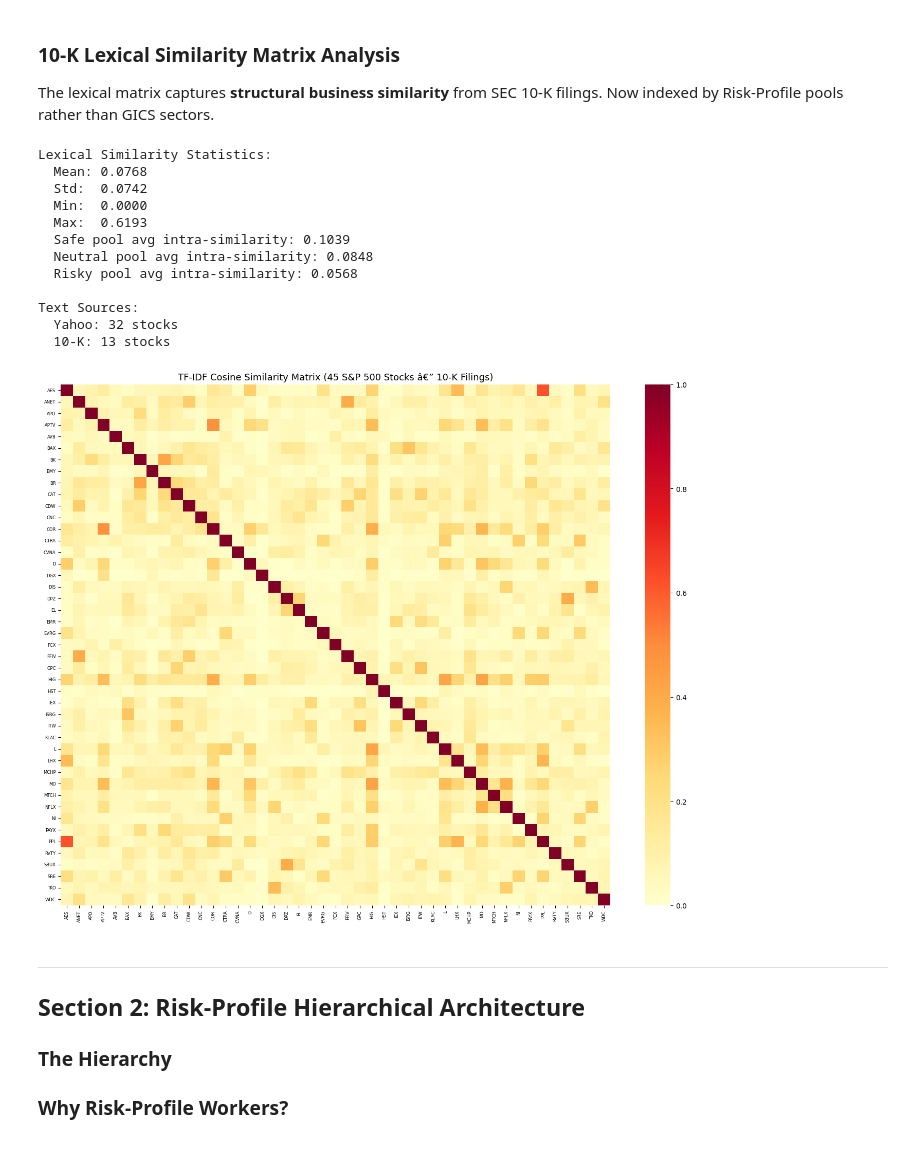
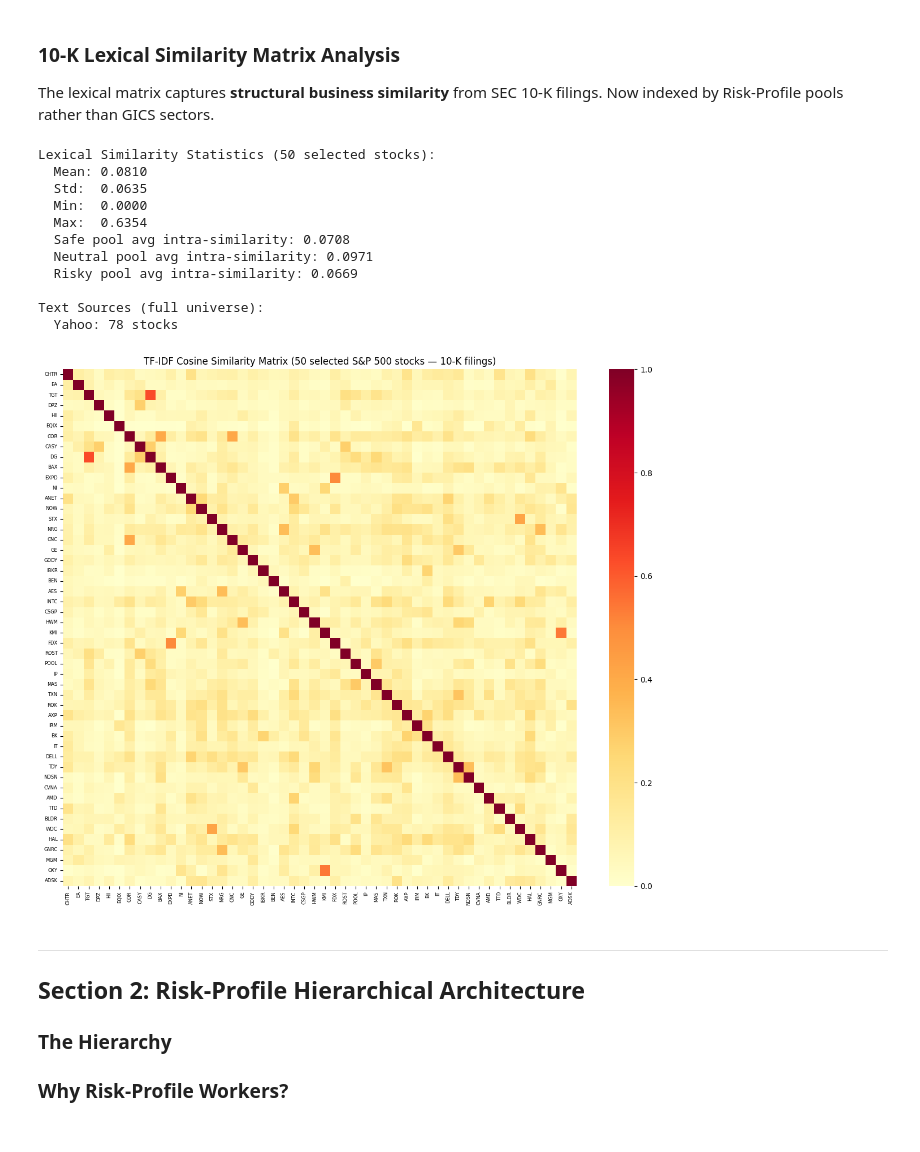
Before and after one commit to Blanks0O7/Fintech, a Jupyter notebook: Hierarchical_MARL_System.ipynb, the cells around one changed output. Drawn from its saved outputs; the diff is of its cells as text; code cells hidden in the pictures.

```diff
--- a/Hierarchical_MARL_System.ipynb
+++ b/Hierarchical_MARL_System.ipynb
@@ -156,52 +300,54 @@ Safe Pool (12 stocks, avg Î²=0.669):
 The lexical matrix captures **structural business similarity** from SEC 10-K filings.
 Now indexed by Risk-Profile pools rather than GICS sectors.
 # %%
-# Lexical matrix statistics
+# Lexical matrix statistics (computed on the selected 50-stock submatrix)
 upper = lexical_df.values[np.triu_indices_from(lexical_df.values, k=1)]
-print(f"Lexical Similarity Statistics:")
+print(f"Lexical Similarity Statistics (50 selected stocks):")
 print(f"  Mean: {np.mean(upper):.4f}")
 print(f"  Std:  {np.std(upper):.4f}")
 print(f"  Min:  {np.min(upper):.4f}")
 print(f"  Max:  {np.max(upper):.4f}")
 
 # Per-pool lexical similarity
 for profile, pool_tickers in risk_pools.items():
     valid_t = [t for t in pool_tickers if t in lexical_df.index]
     if len(valid_t) > 1:
         sub = lexical_df.loc[valid_t, valid_t].values
         pool_upper = sub[np.triu_indices_from(sub, k=1)]
         print(f"  {profile} pool avg intra-similarity: {np.mean(pool_upper):.4f}")
 
-# Check text sources
-with open("data/sp500_50_10k_texts.json") as f:
-    text_data = json.load(f)
-src_counts = Counter(text_data["sources"].values())
-print(f"\nText Sources:")
-for src, cnt in src_counts.most_common():
-    print(f"  {src}: {cnt} stocks")
+# Check 10-K text source mix
+try:
+    with open("data/raw/sp500_100_10k_texts.json") as f:
+        text_data = json.load(f)
+    src_counts = Counter(text_data.get("sources", {}).values())
+    print(f"\nText Sources (full universe):")
+    for src, cnt in src_counts.most_common():
+        print(f"  {src}: {cnt} stocks")
+except FileNotFoundError:
+    print("\n(10-K text source manifest not found — skipping source breakdown.)")
 
-# Heatmap
-fig, ax = plt.subplots(figsize=(14, 11))
+# Heatmap on the 50-stock submatrix
+fig, ax = plt.subplots(figsize=(12, 10))
 sns.heatmap(lexical_df, cmap='YlOrRd', ax=ax, xticklabels=True, yticklabels=True)
-ax.set_title("TF-IDF Cosine Similarity Matrix (45 S&P 500 Stocks â€” 10-K Filings)", fontsize=13)
+ax.set_title("TF-IDF Cosine Similarity Matrix (50 selected S&P 500 stocks — 10-K filings)", fontsize=12)
 plt.xticks(fontsize=6, rotation=90)
 plt.yticks(fontsize=6)
 plt.tight_layout()
 plt.show()
 # %% [output]
-Lexical Similarity Statistics:
-  Mean: 0.0768
-  Std:  0.0742
+Lexical Similarity Statistics (50 selected stocks):
+  Mean: 0.0810
+  Std:  0.0635
   Min:  0.0000
-  Max:  0.6193
-  Safe pool avg intra-similarity: 0.1039
-  Neutral pool avg intra-similarity: 0.0848
-  Risky pool avg intra-similarity: 0.0568
+  Max:  0.6354
+  Safe pool avg intra-similarity: 0.0708
+  Neutral pool avg intra-similarity: 0.0971
+  Risky pool avg intra-similarity: 0.0669
 
-Text Sources:
-  Yahoo: 32 stocks
-  10-K: 13 stocks
+Text Sources (full universe):
+  Yahoo: 78 stocks
-[figure, old version]
+[figure, new version]
 # %% [markdown]
 ---
 ## Section 2: Risk-Profile Hierarchical Architecture
```
Also changed, not shown: parts of 29 cells of this notebook, 1 other file.
